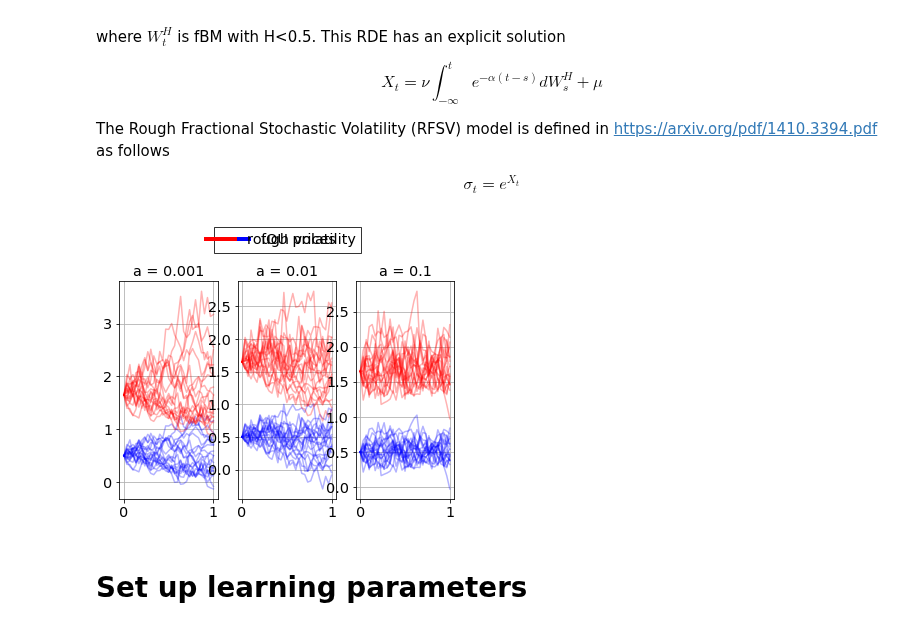
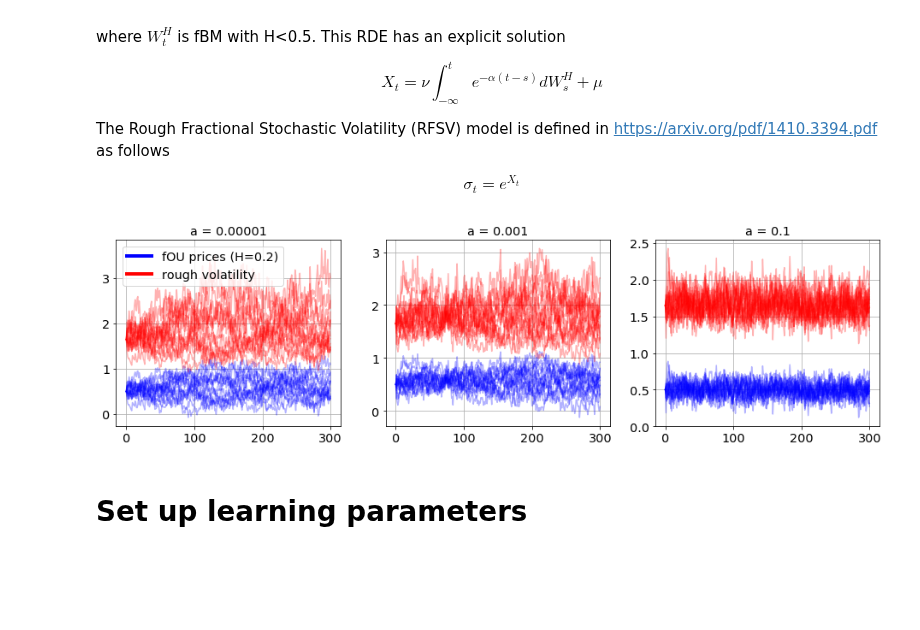
Before and after one commit to maudl3116/Distribution_Regression_Streams, a Jupyter notebook: examples/Rough Volatility.ipynb, the cells around one changed output. Cells and saved outputs as stored; diff of their text form; code cells hidden in the pictures; blank space fills up the shorter version.

```diff
--- a/examples/Rough Volatility.ipynb
+++ b/examples/Rough Volatility.ipynb
@@ -40,12 +41,12 @@ The Rough Fractional Stochastic Volatility (RFSV) model is defined in https://ar
 
 $$\sigma_t = e^{X_t}$$
 # %%
-tot = 20
-l = 30
+tot = 15
+l = 300
 
-a1 = 1e-3
-a2 = 1e-2
-a3 = 1e-1
+a1 = 0.00001
+a2 = 0.001
+a3 = 0.1
 
 list_df_prices = []
 list_df_vols = []
@@ -53,31 +54,38 @@ list_df_vols = []
 for a in [a1, a2, a3]:
 
     df = pd.DataFrame(data=[utils_roughvol.fOU_generator(a,length=l) for k in range(tot)],
-                                       columns=np.linspace(0,1,l+1)).T
+                      columns=range(l+1)).T
     list_df_prices.append(df)
 
     list_df_vols.append(df.apply(lambda x: np.exp(x)))
 # %%
 custom_lines = [Line2D([0], [0], color='blue', lw=4), Line2D([0], [0], color='red', lw=4)]
 
 fig, ax = plt.subplots(1, 3)
 
+k=0
 for df_p, df_v, a, axx in zip(list_df_prices, list_df_vols, [a1,a2,a3], ax.flatten()):
-    df_p.plot(grid=True, title='a = {}'.format(a), legend=False, c='blue', alpha=0.3, ax=axx)
+    if a<1e-4:
+        title = 'a = {:.5f}'.format(a)
+    else:
+        title = 'a = {}'.format(a)
+    df_p.plot(grid=True, title=title, legend=False, c='blue', alpha=0.3, ax=axx)
     df_v.plot(grid=True, legend=False, c='red', alpha=0.3, ax=axx)
-#     axx.legend(custom_lines, ['fOU prices', 'rough volatility'])
+    if k==0:
+        axx.legend(custom_lines, ['fOU prices (H=0.2)', 'rough volatility'])
+    k+=1
 
-s = fig.subplotpars
-bb=[s.left+0.22, s.top+0.1, s.right-0.56, 0.2]
+# s = fig.subplotpars
+# bb=[s.left+0.22, s.top+0.1, s.right-0.56, 0.2]
 
-leg = ax[0].legend(custom_lines, ['fOU prices', 'rough volatility'],
-                   loc=8, bbox_to_anchor=bb, ncol= 2, mode="expand", borderaxespad=0, bbox_transform=fig.transFigure,
-                   fancybox=False, edgecolor="k")
-leg.get_frame().set_linewidth(72./fig.dpi)
+# leg = ax[0].legend(custom_lines, ['fOU prices (H=0.2)', 'volatility'],
+#                    loc=8, bbox_to_anchor=bb, ncol= 2, mode="expand", borderaxespad=0, bbox_transform=fig.transFigure,
+#                    fancybox=False, edgecolor="k")
+# leg.get_frame().set_linewidth(72./fig.dpi)
 
 plt.savefig('../pictures/fOU_rough_vol.png', bbox_inches='tight')
 plt.show()
 # %% [output]
-[figure, old version]
+[figure, new version]
 # %% [markdown]
 # Set up learning parameters
```
Also changed, not shown: parts of 17 cells of this notebook, 14 other files.
